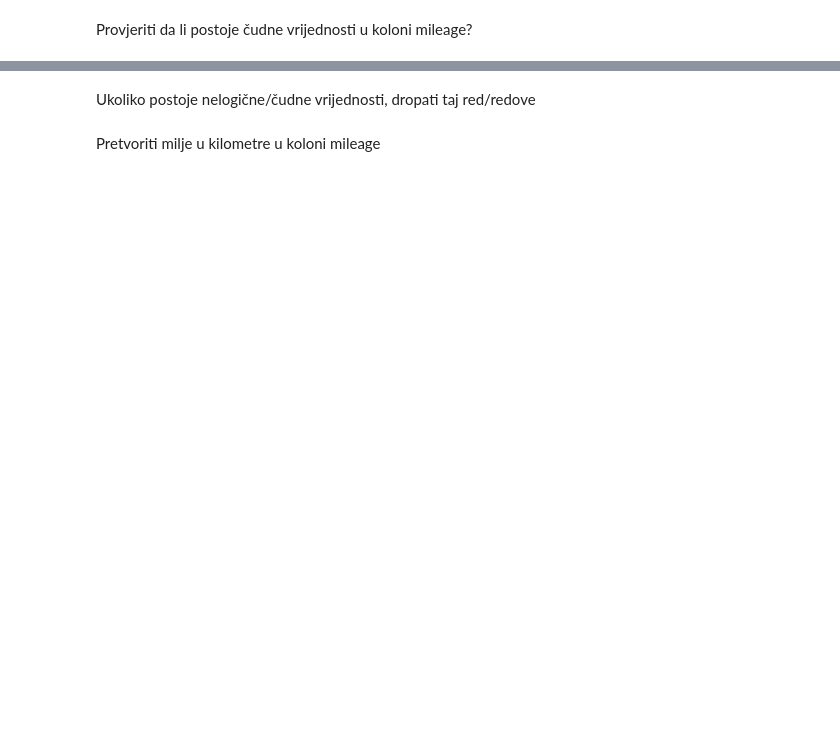
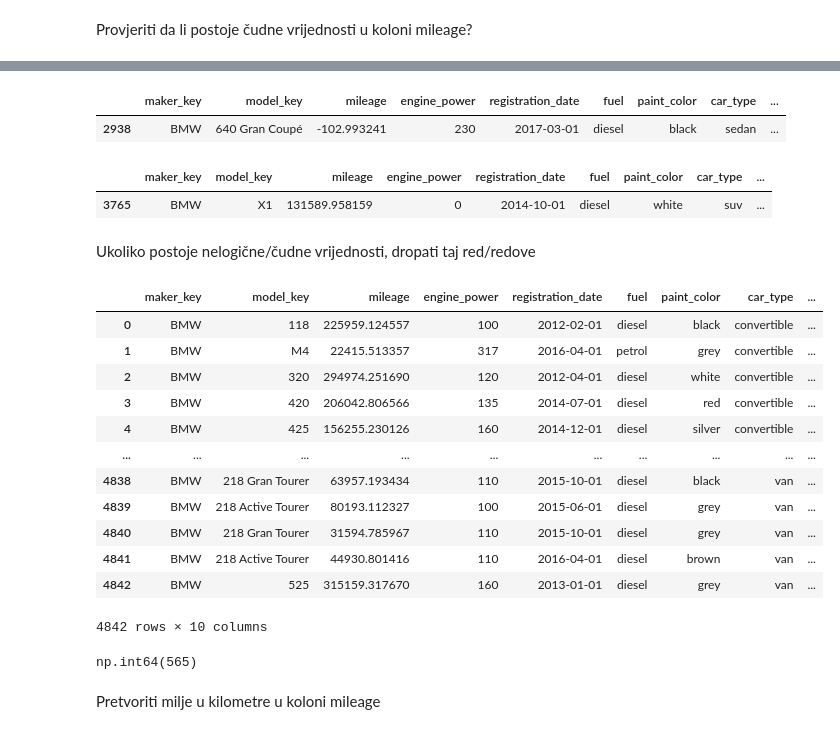
Before and after one commit to adnan-it-academy/data-management, a Jupyter notebook: vjezba 3/vjezba.ipynb, the cells around one changed output, grey strips where cells are left out. Cells and saved outputs as stored; diff of their text form; code cells hidden in the pictures; blank space fills up the shorter version.

```diff
--- a/vjezba 3/vjezba.ipynb
+++ b/vjezba 3/vjezba.ipynb
@@ -15,2 +101,4 @@ Odbaciti nepotrebne kolone
+# %%
+df.drop(columns=['feature_1','feature_2','feature_3','feature_4','feature_5','feature_6','feature_7', 'feature_8'], inplace=True)
 # %% [markdown]
 Pronaći vozilo sa najnižom cijenom
@@ -19,2 +143,8 @@ Pronaći vozilo sa najvećom cijenom
 # %% [markdown]
 Napraviti funkciju koja će se primjeniti na kolonu price i konvertovati u BAM(KM)
+# %%
+def konverzija_KM(x):
+    return x*1.95586
+
+df['price'] = df['price'].apply(konverzija_KM)
+df['price']
@@ -25,2 +198,30 @@ Provjeriti da li postoje čudne vrijednosti u koloni mileage?
+# %%
+df[df['mileage']<0]
+# %% [output]
+|  | maker_key | model_key | mileage | engine_power | registration_date | fuel | paint_color | car_type | ... |
+| 2938 | BMW | 640 Gran Coupé | -102.993241 | 230 | 2017-03-01 | diesel | black | sedan | ... |
+# %%
+df[df['engine_power']<=0]
+# %% [output]
+|  | maker_key | model_key | mileage | engine_power | registration_date | fuel | paint_color | car_type | ... |
+| 3765 | BMW | X1 | 131589.958159 | 0 | 2014-10-01 | diesel | white | suv | ... |
 # %% [markdown]
 Ukoliko postoje nelogične/čudne vrijednosti, dropati taj red/redove
+# %%
+df.drop([2938], inplace=True)
+# %%
+df
+# %% [output]
+|  | maker_key | model_key | mileage | engine_power | registration_date | fuel | paint_color | car_type | ... |
+| 0 | BMW | 118 | 225959.124557 | 100 | 2012-02-01 | diesel | black | convertible | ... |
+| 1 | BMW | M4 | 22415.513357 | 317 | 2016-04-01 | petrol | grey | convertible | ... |
+| 2 | BMW | 320 | 294974.251690 | 120 | 2012-04-01 | diesel | white | convertible | ... |
+| 3 | BMW | 420 | 206042.806566 | 135 | 2014-07-01 | diesel | red | convertible | ... |
+| 4 | BMW | 425 | 156255.230126 | 160 | 2014-12-01 | diesel | silver | convertible | ... |
+| ... | ... | ... | ... | ... | ... | ... | ... | ... | ... |
+| 4838 | BMW | 218 Gran Tourer | 63957.193434 | 110 | 2015-10-01 | diesel | black | van | ... |
+| 4839 | BMW | 218 Active Tourer | 80193.112327 | 100 | 2015-06-01 | diesel | grey | van | ... |
+| 4840 | BMW | 218 Gran Tourer | 31594.785967 | 110 | 2015-10-01 | diesel | grey | van | ... |
+| 4841 | BMW | 218 Active Tourer | 44930.801416 | 110 | 2016-04-01 | diesel | brown | van | ... |
+| 4842 | BMW | 525 | 315159.317670 | 160 | 2013-01-01 | diesel | grey | van | ... |
+4842 rows × 10 columns
@@ -26,0 +230,4 @@ Ukoliko postoje nelogične/čudne vrijednosti, dropati taj red/redove
+# %%
+df['price'].idxmin()
+# %% [output]
+np.int64(565)
```
Also changed, not shown: parts of 22 cells of this notebook.
